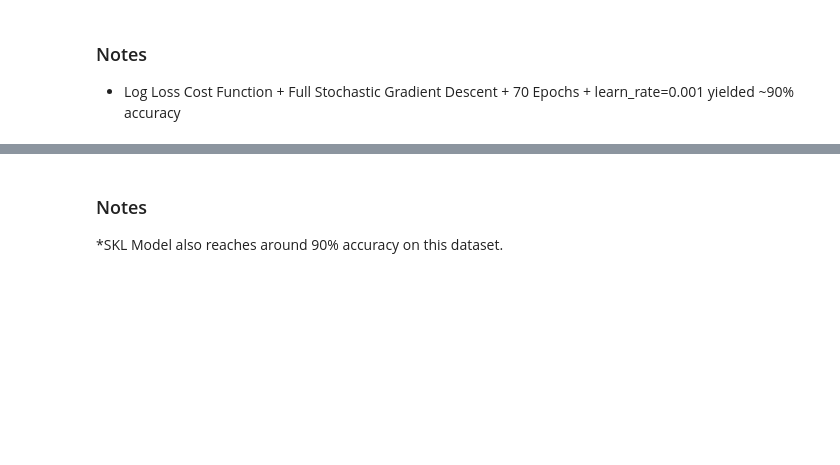
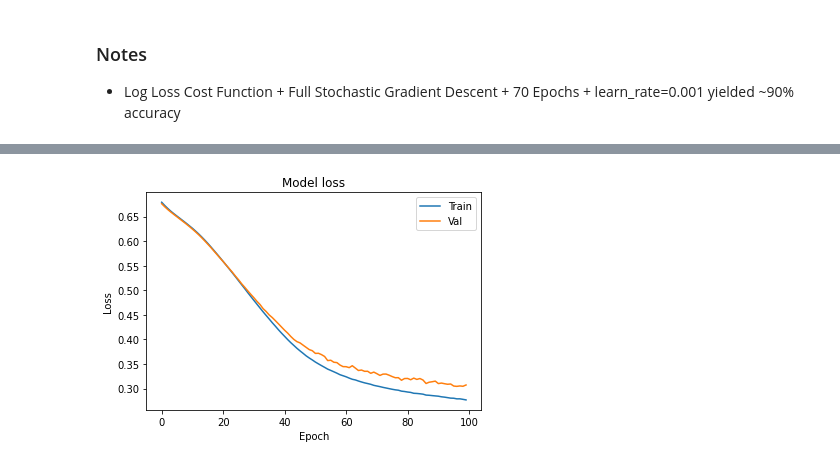
Before and after one commit to jonwill8/VAIL_CODE, a Jupyter notebook: ANN_From_Scratch/house_price_analysis.ipynb, the cells around one changed output, grey strips where cells are left out. Saved outputs shown, nothing was run; the diff lists cells and outputs as text; code cells hidden in the pictures; blank space fills up the shorter version.

Commit message:
Updating House Prices Analysis Notebook

```diff
--- a/ANN_From_Scratch/house_price_analysis.ipynb
+++ b/ANN_From_Scratch/house_price_analysis.ipynb
@@ -75,10 +75,30 @@ The Binary Classification Model has an accuracy of 90.411%
 ### Notes
  * Log Loss Cost Function + Full Stochastic Gradient Descent + 70 Epochs + learn_rate=0.001 yielded ~90% accuracy
 # %%
-#testing homebrew model against a pre-build m MLP Model from SKL
+#testing homebrew model against a pre-build MLP Model from SKL
 
 from keras.models import Sequential
 from keras.layers import Dense
+
+#reading data and parsing into test/train/validation
+
+df = pd.read_csv('housepricedata.csv')
+
+dataset = df.values
+
+X = dataset[:,0:10]
+
+Y = dataset[:,10]
+
+
+min_max_scaler = preprocessing.MinMaxScaler()
+X_scale = min_max_scaler.fit_transform(X)
+
+X_train, X_val_and_test, Y_train, Y_val_and_test = train_test_split(X_scale, Y, test_size=0.3)
+
+X_val, X_test, Y_val, Y_test = train_test_split(X_val_and_test, Y_val_and_test, test_size=0.7)
+
+
 
 model = Sequential([
     Dense(32, activation='relu', input_shape=(10,)),
@@ -90,8 +110,9 @@ model.compile(optimizer='sgd',
               loss='binary_crossentropy',
               metrics=['accuracy'])
 
-hist = model.fit(x_train, y_train,
-          batch_size=32, epochs=100)
+hist = model.fit(X_train, Y_train,
+          batch_size=32, epochs=100,
+          validation_data=(X_val, Y_val))
 
 model.evaluate(x_test, y_test)[1]
 # %% [output]
@@ -116,3 +137,11 @@ Epoch 100/100
-# %% [markdown]
-### Notes
- *SKL Model also reaches around 90% accuracy on this dataset.
+# %%
+#plotting Error over Epochs
+plt.plot(hist.history['loss'])
+plt.plot(hist.history['val_loss'])
+plt.title('Model loss')
+plt.ylabel('Loss')
+plt.xlabel('Epoch')
+plt.legend(['Train', 'Val'], loc='upper right')
+plt.show()
+# %% [output]
+[figure, added]
```
Also changed, not shown: parts of 3 cells of this notebook.
